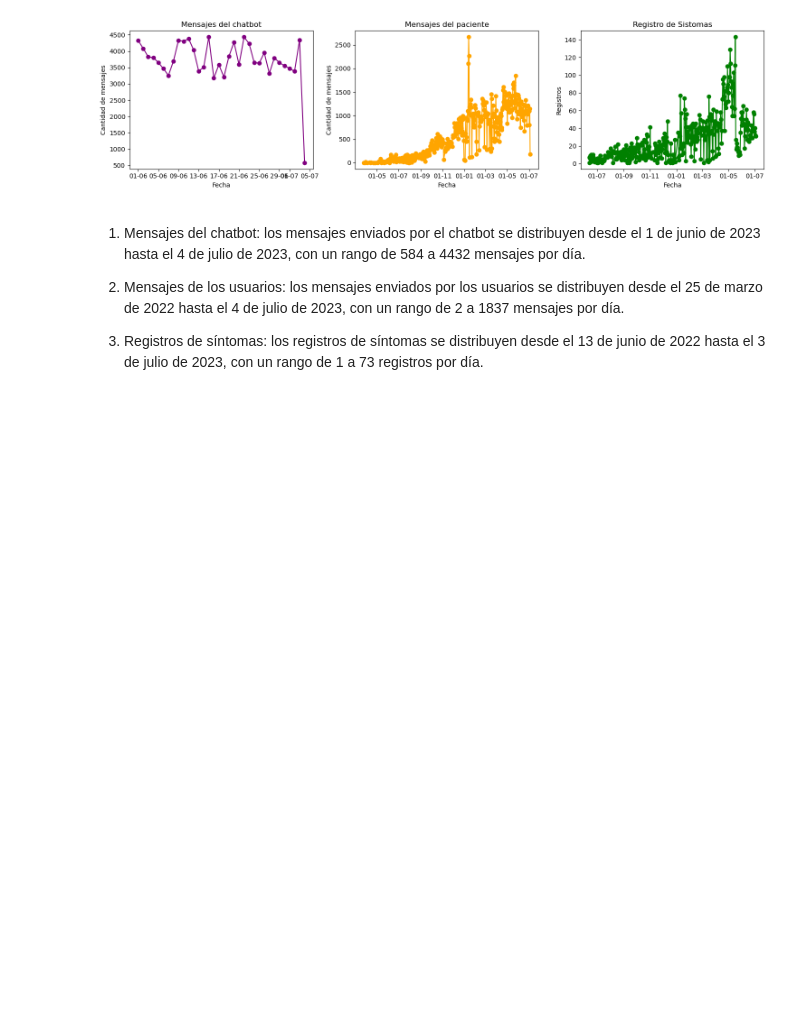
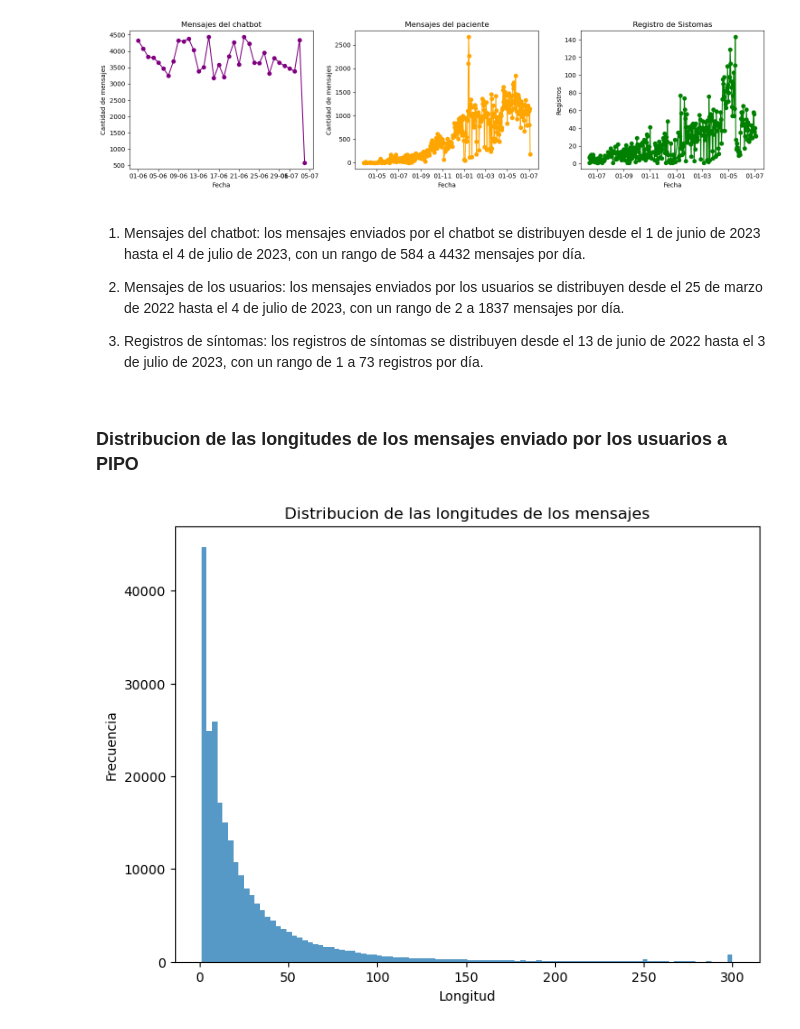
Before and after one commit to gonzalesomar/Technical-case-PEOPL, a Jupyter notebook: Analisis-Exploratorio.ipynb, the cells around one changed output. Cells and saved outputs as stored; diff of their text form; code cells hidden in the pictures; blank space fills up the shorter version.

```diff
--- a/Analisis-Exploratorio.ipynb
+++ b/Analisis-Exploratorio.ipynb
@@ -193,3 +242,18 @@ plt.show()
 2. Mensajes de los usuarios: los mensajes enviados por los usuarios se distribuyen desde el 25 de marzo de 2022 hasta el 4 de julio de 2023, con un rango de 2 a 1837 mensajes por día.
 
 3. Registros de síntomas: los registros de síntomas se distribuyen desde el 13 de junio de 2022 hasta el 3 de julio de 2023, con un rango de 1 a 73 registros por día.
+# %% [markdown]
+### Distribucion de las longitudes de los mensajes enviado por los usuarios a PIPO
+# %%
+# Creamos una nueva columna con la longitud de los mensajes
+usermessage_df['message_length'] = usermessage_df['body'].str.len()
+
+# Graficamos un histograma
+plt.figure(figsize=(8, 6))
+plt.hist(usermessage_df['message_length'].dropna(), bins=100, alpha=0.75)
+plt.title('Distribucion de las longitudes de los mensajes')
+plt.xlabel('Longitud')
+plt.ylabel('Frecuencia')
+plt.show()
+# %% [output]
+[figure, added]
```
Also changed, not shown: parts of 37 cells of this notebook, 1 other file.
